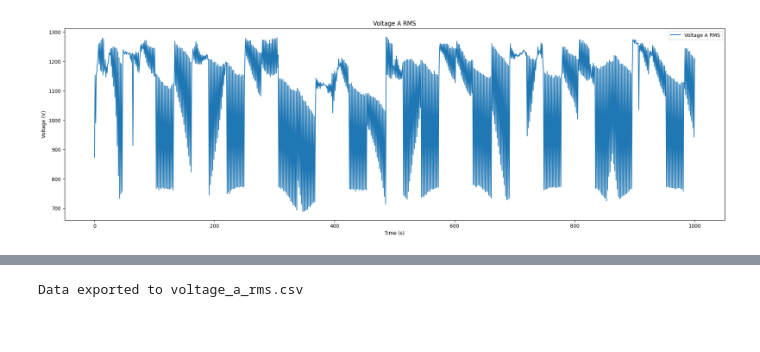
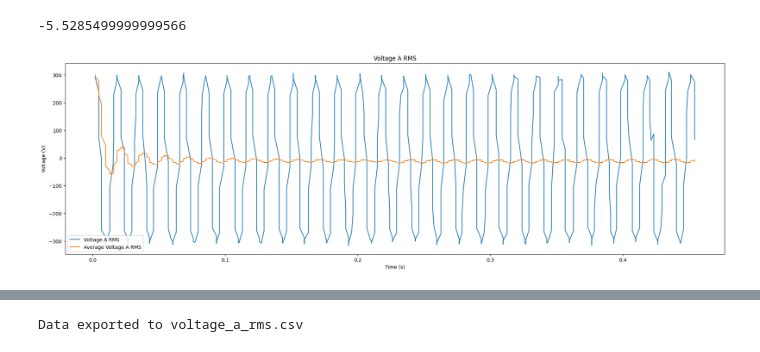
Before and after one commit to lucasrguerra/power_vision, a Jupyter notebook: results/voltage_analysis.ipynb, the cells around one changed output, grey strips where cells are left out. Cells and saved outputs as stored; diff of their text form; code cells hidden in the pictures.

```diff
--- a/results/voltage_analysis.ipynb
+++ b/results/voltage_analysis.ipynb
@@ -37,3 +27,16 @@ total_samples = system_frequency * seconds
+# %%
+system_frequency = 60
+seconds = 10
+average_seconds = 5
+
+average_samples = system_frequency * average_seconds
+total_samples = system_frequency * seconds
+
+voltage_a_rms_array = []
+frequency = []
+time_in_ms = []
+average_voltage_a_rms_array = []
+average_frequency_array = []
 # %%
 power_vision = serial.Serial(
     port='COM7',
@@ -45,11 +48,15 @@ start_time = time.time()
 while a < total_samples:
     data = power_vision.readline().decode().strip();
     if data:
+        data = data.split(',')
         try:
-            voltage_a_rms_array.append(float(data))
+            voltage_a_rms_array.append(((int(data[0])) * 0.385) - 634.607)
+            #frequency.append(int(data[1]))
             time_in_ms.append(time.time() - start_time)
+
             voltage_rms_length = len(voltage_a_rms_array)
             start = len(voltage_a_rms_array) - average_samples if len(voltage_a_rms_array) > average_samples else 0
+
             average_voltage_a_rms = sum(voltage_a_rms_array[start:]) / (voltage_rms_length - start)
             average_voltage_a_rms_array.append(average_voltage_a_rms)
             a+=1
@@ -60,15 +67,15 @@ power_vision.close()
 # %%
 power_vision.close()
 # %%
-#print(average_voltage_a_rms_array[-1])
+print(average_voltage_a_rms_array[-1])
 plt.figure(figsize=(24, 7))
 plt.title('Voltage A RMS')
-plt.plot(voltage_a_rms_array, label='Voltage A RMS')
-#plt.plot(time_in_ms, voltage_a_rms_array, label='Voltage A RMS')
-#plt.plot(time_in_ms, average_voltage_a_rms_array, label='Average Voltage A RMS')
+plt.plot(time_in_ms, voltage_a_rms_array, label='Voltage A RMS')
+plt.plot(time_in_ms, average_voltage_a_rms_array, label='Average Voltage A RMS')
 plt.xlabel('Time (s)')
 plt.ylabel('Voltage (V)')
 plt.legend()
 plt.show()
 # %% [output]
+-5.5285499999999566
-[figure, old version]
+[figure, new version]
```
Also changed, not shown: parts of 3 cells of this notebook, 26 other files.
